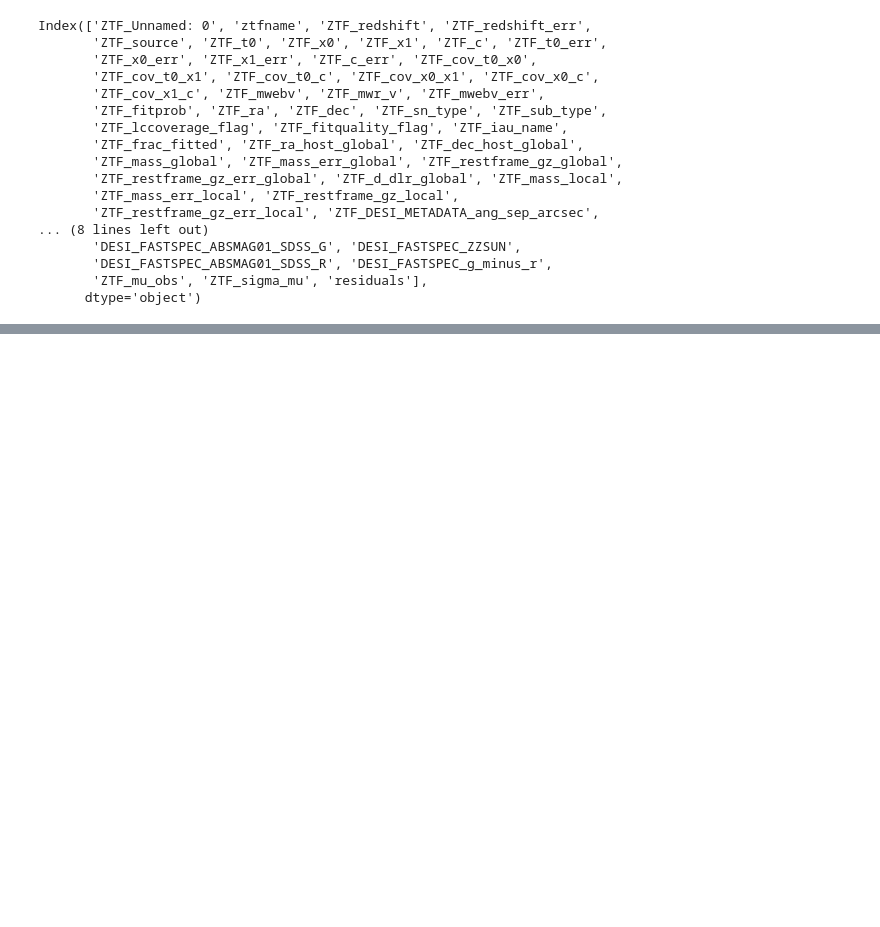
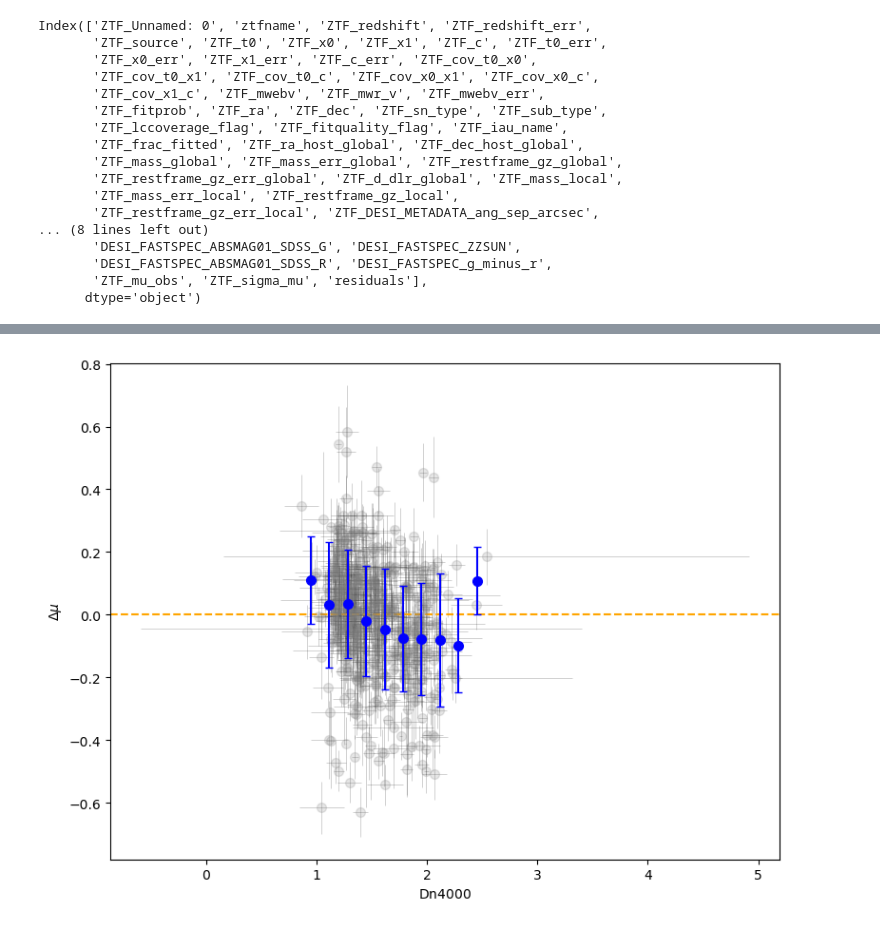
Before and after one commit to mwvgroup/myc21_first_paper, a Jupyter notebook: ZTF_DESI_data_prep/visualize_cleaned_data_trend.ipynb, the cells around one changed output, grey strips where cells are left out. Cells and saved outputs as stored; diff of their text form; code cells hidden in the pictures; blank space fills up the shorter version.

```diff
--- a/ZTF_DESI_data_prep/visualize_cleaned_data_trend.ipynb
+++ b/ZTF_DESI_data_prep/visualize_cleaned_data_trend.ipynb
@@ -246,0 +247,12 @@ plt.show()
+# %%
+fig, ax = plt.subplots(figsize=(8, 6))
+
+scatter_with_errors(ax, "DESI_FASTSPEC_DN4000", nbins, "DESI_FASTSPEC_DN4000_IVAR")
+
+ax.set_xlabel(r"${\rm Dn4000}$")
+ax.set_ylabel(r"$\Delta \mu$")
+
+fig.tight_layout()
+plt.show()
+# %% [output]
+[figure, added]
```
Also changed, not shown: parts of 1 cell of this notebook.
